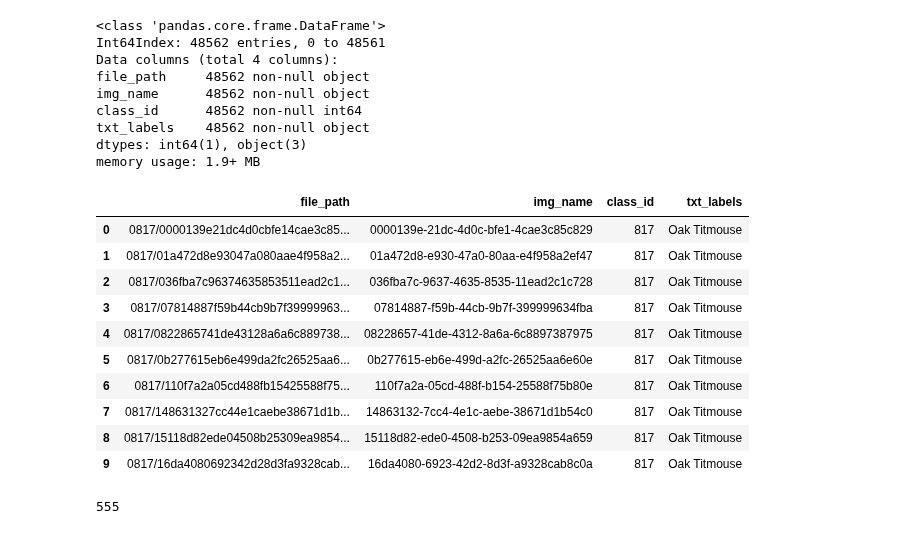
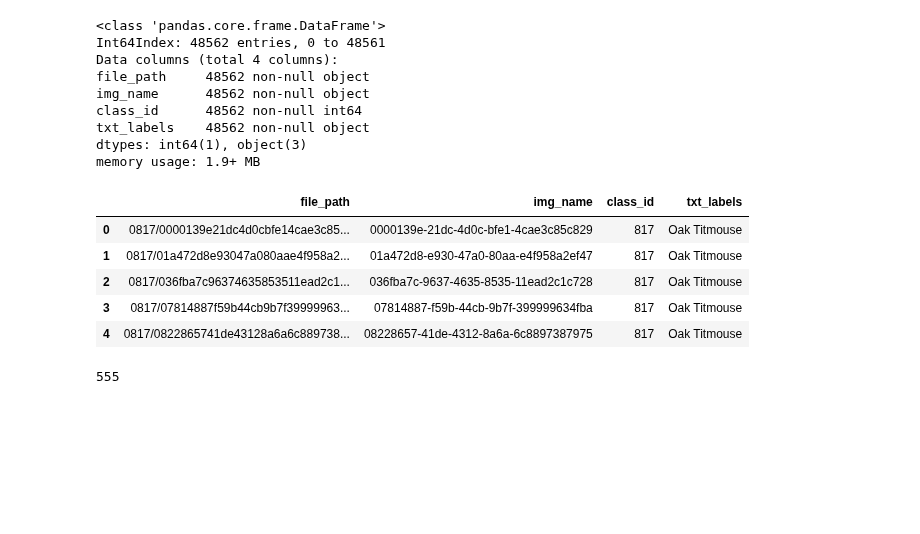
Before and after one commit to cwong690/Birdex, a Jupyter notebook: image_prep.ipynb, the cells around one changed output. Drawn from its saved outputs; the diff is of its cells as text; code cells hidden in the pictures; blank space fills up the shorter version.

```diff
--- a/image_prep.ipynb
+++ b/image_prep.ipynb
@@ -221,19 +177,14 @@ memory usage: 1.9+ MB
 # %%
 pd.set_option('display.max_rows', 100)
 
-master_df.head(10)
+master_df.head(5)
 # %% [output]
 |  | file_path | img_name | class_id | txt_labels |
 | 0 | 0817/0000139e21dc4d0cbfe14cae3c85... | 0000139e-21dc-4d0c-bfe1-4cae3c85c829 | 817 | Oak Titmouse |
 | 1 | 0817/01a472d8e93047a080aae4f958a2... | 01a472d8-e930-47a0-80aa-e4f958a2ef47 | 817 | Oak Titmouse |
 | 2 | 0817/036fba7c96374635853511ead2c1... | 036fba7c-9637-4635-8535-11ead2c1c728 | 817 | Oak Titmouse |
 | 3 | 0817/07814887f59b44cb9b7f39999963... | 07814887-f59b-44cb-9b7f-399999634fba | 817 | Oak Titmouse |
 | 4 | 0817/0822865741de43128a6a6c889738... | 08228657-41de-4312-8a6a-6c8897387975 | 817 | Oak Titmouse |
-| 5 | 0817/0b277615eb6e499da2fc26525aa6... | 0b277615-eb6e-499d-a2fc-26525aa6e60e | 817 | Oak Titmouse |
-| 6 | 0817/110f7a2a05cd488fb15425588f75... | 110f7a2a-05cd-488f-b154-25588f75b80e | 817 | Oak Titmouse |
-| 7 | 0817/148631327cc44e1caebe38671d1b... | 14863132-7cc4-4e1c-aebe-38671d1b54c0 | 817 | Oak Titmouse |
-| 8 | 0817/15118d82ede04508b25309ea9854... | 15118d82-ede0-4508-b253-09ea9854a659 | 817 | Oak Titmouse |
-| 9 | 0817/16da4080692342d28d3fa9328cab... | 16da4080-6923-42d2-8d3f-a9328cab8c0a | 817 | Oak Titmouse |
 # %%
 # master_df.to_csv('data/master_df.csv')
 # %%
```
Also changed, not shown: parts of 30 cells of this notebook, 9 other files.
